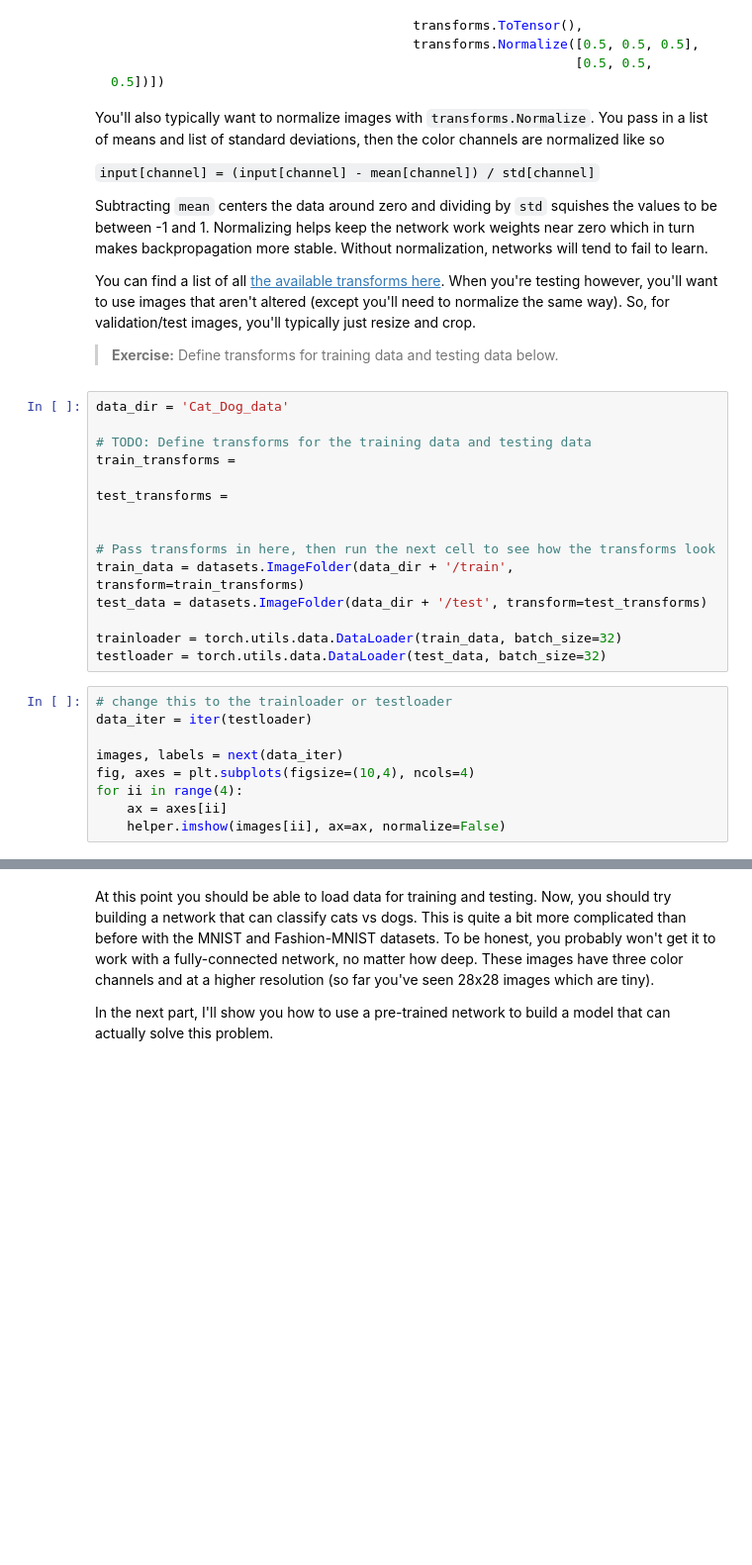
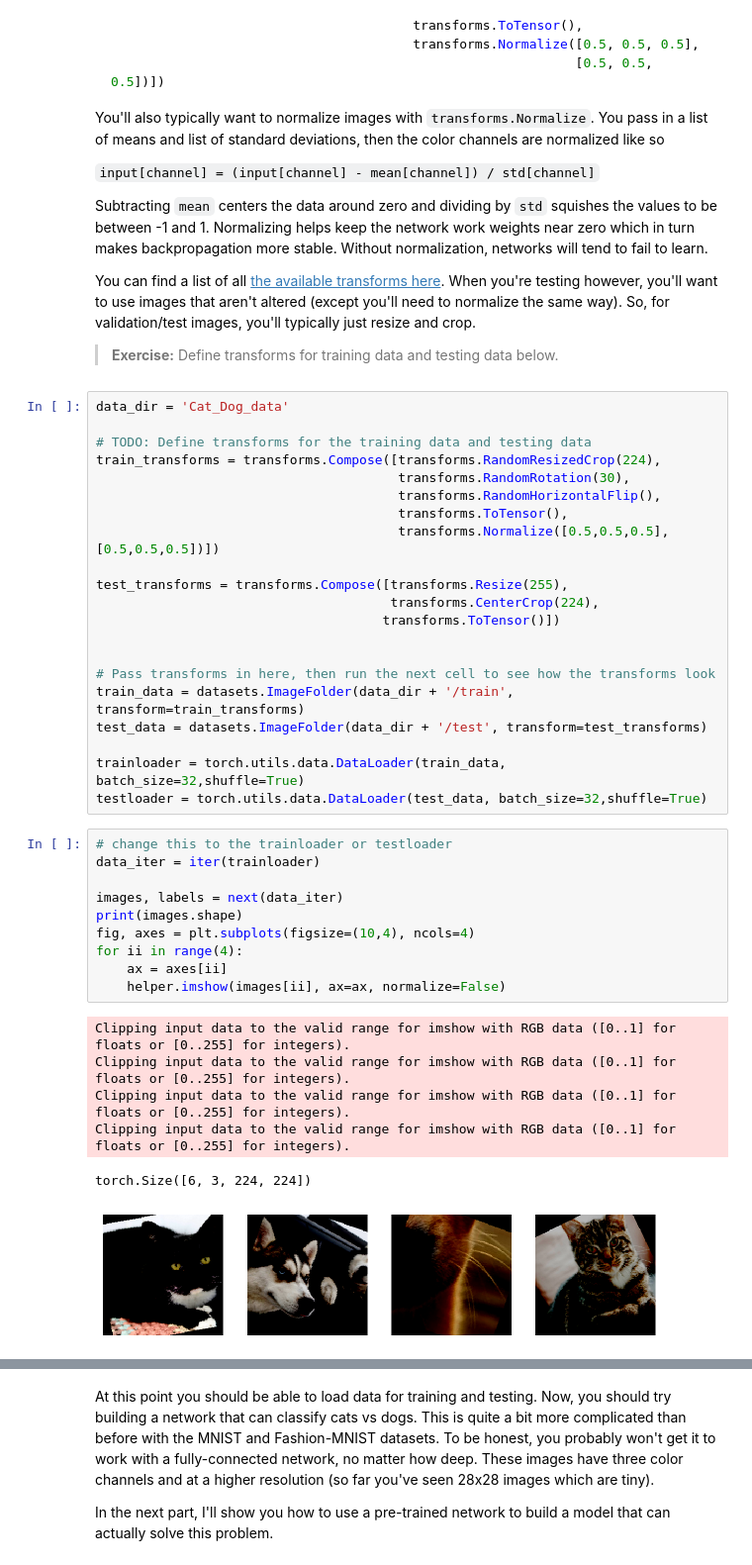
Before and after one commit to brayanjuls/deep-learning-v2-pytorch, a Jupyter notebook: intro-to-pytorch/Part 7 - Loading Image Data (Exercises).ipynb, the cells around one changed output, grey strips where cells are left out. Shown: that part at 99% size. Saved outputs shown, nothing was run; the diff lists cells and outputs as text; blank space fills up the shorter version.

```diff
--- a/intro-to-pytorch/Part 7 - Loading Image Data (Exercises).ipynb
+++ b/intro-to-pytorch/Part 7 - Loading Image Data (Exercises).ipynb
@@ -118,26 +122,40 @@ You can find a list of all [the available transforms here](http://pytorch.org/do
 data_dir = 'Cat_Dog_data'
 
 # TODO: Define transforms for the training data and testing data
-train_transforms =
+train_transforms = transforms.Compose([transforms.RandomResizedCrop(224),
+                                       transforms.RandomRotation(30),
+                                       transforms.RandomHorizontalFlip(),
+                                       transforms.ToTensor(),
+                                       transforms.Normalize([0.5,0.5,0.5],[0.5,0.5,0.5])])
 
-test_transforms =
+test_transforms = transforms.Compose([transforms.Resize(255),
+                                      transforms.CenterCrop(224),
+                                     transforms.ToTensor()])
 
 
 # Pass transforms in here, then run the next cell to see how the transforms look
 train_data = datasets.ImageFolder(data_dir + '/train', transform=train_transforms)
 test_data = datasets.ImageFolder(data_dir + '/test', transform=test_transforms)
 
-trainloader = torch.utils.data.DataLoader(train_data, batch_size=32)
-testloader = torch.utils.data.DataLoader(test_data, batch_size=32)
+trainloader = torch.utils.data.DataLoader(train_data, batch_size=32,shuffle=True)
+testloader = torch.utils.data.DataLoader(test_data, batch_size=32,shuffle=True)
 # %%
 # change this to the trainloader or testloader
-data_iter = iter(testloader)
+data_iter = iter(trainloader)
 
 images, labels = next(data_iter)
+print(images.shape)
 fig, axes = plt.subplots(figsize=(10,4), ncols=4)
 for ii in range(4):
     ax = axes[ii]
     helper.imshow(images[ii], ax=ax, normalize=False)
+# %% [output]
+Clipping input data to the valid range for imshow with RGB data ([0..1] for floats or [0..255] for integers).
+Clipping input data to the valid range for imshow with RGB data ([0..1] for floats or [0..255] for integers).
+Clipping input data to the valid range for imshow with RGB data ([0..1] for floats or [0..255] for integers).
+Clipping input data to the valid range for imshow with RGB data ([0..1] for floats or [0..255] for integers).
+torch.Size([6, 3, 224, 224])
+[figure, added]
 # %% [markdown]
 Your transformed images should look something like this.
 
```
Also changed, not shown: parts of 6 cells of this notebook, 14 other files.
